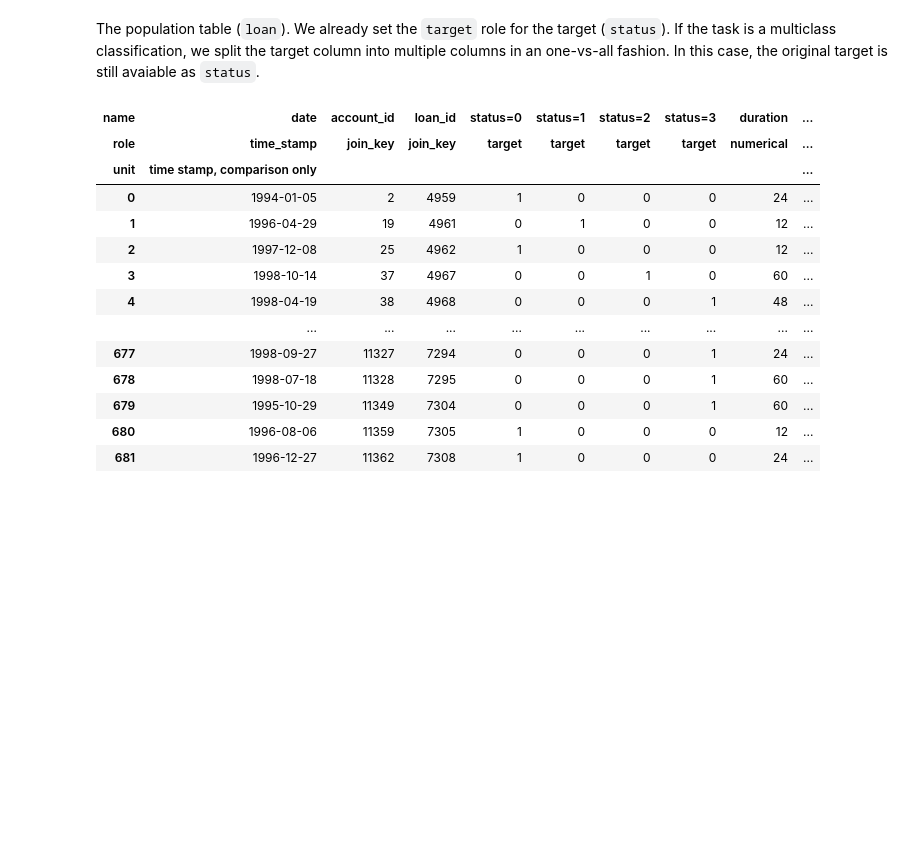
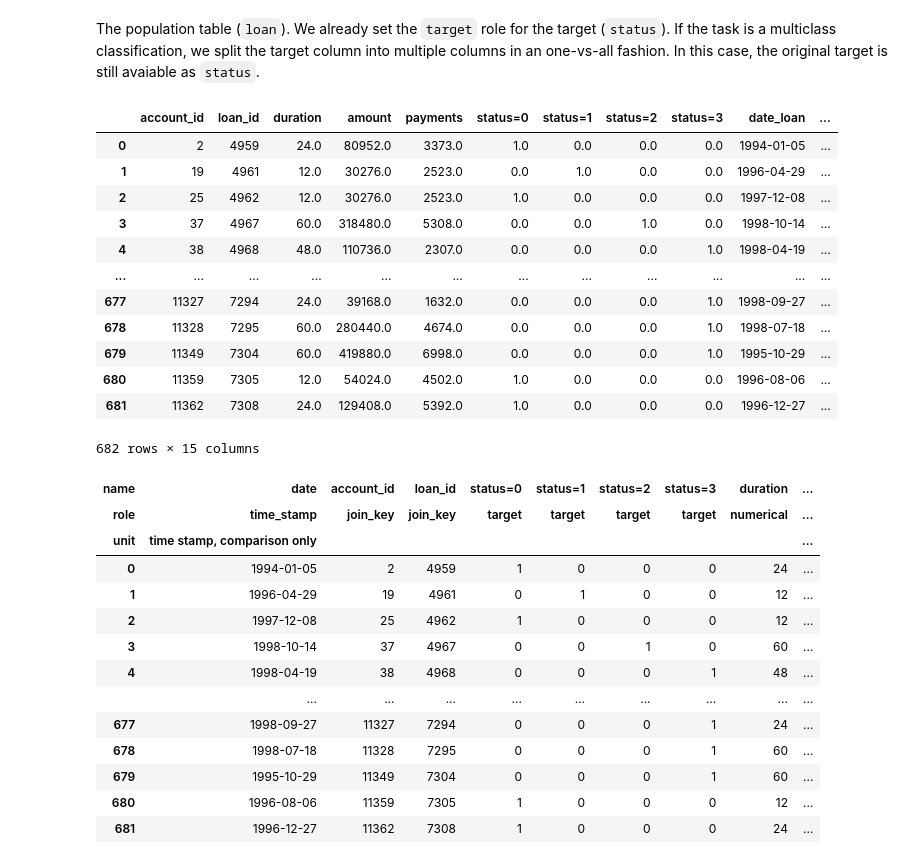
Before and after one commit to getml/getml-relbench, a Jupyter notebook: financial.ipynb, the cells around one changed output. Saved outputs shown, nothing was run; the diff lists cells and outputs as text; code cells hidden in the pictures; blank space fills up the shorter version.

```diff
--- a/financial.ipynb
+++ b/financial.ipynb
@@ -112,3 +127,23 @@ order.load();
+# %%
+loan_pdf = loan.to_pandas()
+account_pdf = account.to_pandas()
+
+population_pdf = loan_pdf.merge(account_pdf, on='account_id', how='left', suffixes=('_loan', '_account'))
+population_pdf
+# %% [output]
+|  | account_id | loan_id | duration | amount | payments | status=0 | status=1 | status=2 | status=3 | date_loan | ... |
+| 0 | 2 | 4959 | 24.0 | 80952.0 | 3373.0 | 1.0 | 0.0 | 0.0 | 0.0 | 1994-01-05 | ... |
+| 1 | 19 | 4961 | 12.0 | 30276.0 | 2523.0 | 0.0 | 1.0 | 0.0 | 0.0 | 1996-04-29 | ... |
+| 2 | 25 | 4962 | 12.0 | 30276.0 | 2523.0 | 1.0 | 0.0 | 0.0 | 0.0 | 1997-12-08 | ... |
+| 3 | 37 | 4967 | 60.0 | 318480.0 | 5308.0 | 0.0 | 0.0 | 1.0 | 0.0 | 1998-10-14 | ... |
+| 4 | 38 | 4968 | 48.0 | 110736.0 | 2307.0 | 0.0 | 0.0 | 0.0 | 1.0 | 1998-04-19 | ... |
+| ... | ... | ... | ... | ... | ... | ... | ... | ... | ... | ... | ... |
+| 677 | 11327 | 7294 | 24.0 | 39168.0 | 1632.0 | 0.0 | 0.0 | 0.0 | 1.0 | 1998-09-27 | ... |
+| 678 | 11328 | 7295 | 60.0 | 280440.0 | 4674.0 | 0.0 | 0.0 | 0.0 | 1.0 | 1998-07-18 | ... |
+| 679 | 11349 | 7304 | 60.0 | 419880.0 | 6998.0 | 0.0 | 0.0 | 0.0 | 1.0 | 1995-10-29 | ... |
+| 680 | 11359 | 7305 | 12.0 | 54024.0 | 4502.0 | 1.0 | 0.0 | 0.0 | 0.0 | 1996-08-06 | ... |
+| 681 | 11362 | 7308 | 24.0 | 129408.0 | 5392.0 | 1.0 | 0.0 | 0.0 | 0.0 | 1996-12-27 | ... |
+682 rows × 15 columns
 # %%
 # TODO: Annotate remaining columns with roles
 loan.set_role(['status=0', 'status=1', 'status=2', 'status=3'], getml.data.roles.target)
```
Also changed, not shown: parts of 11 cells of this notebook.
